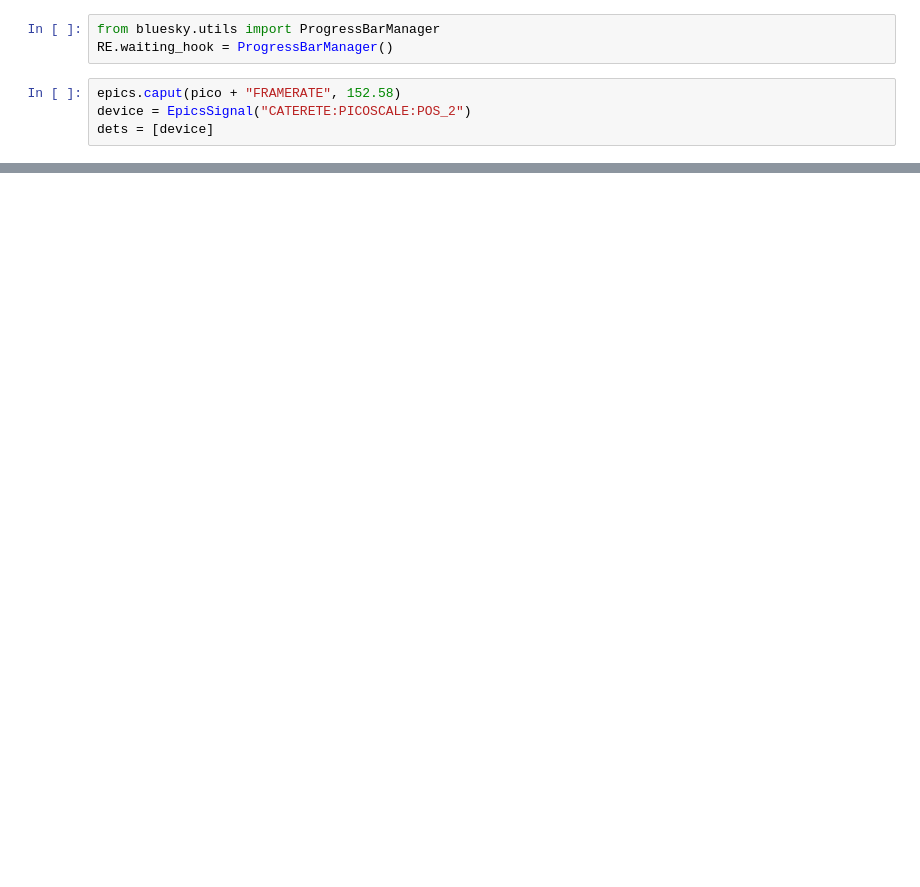
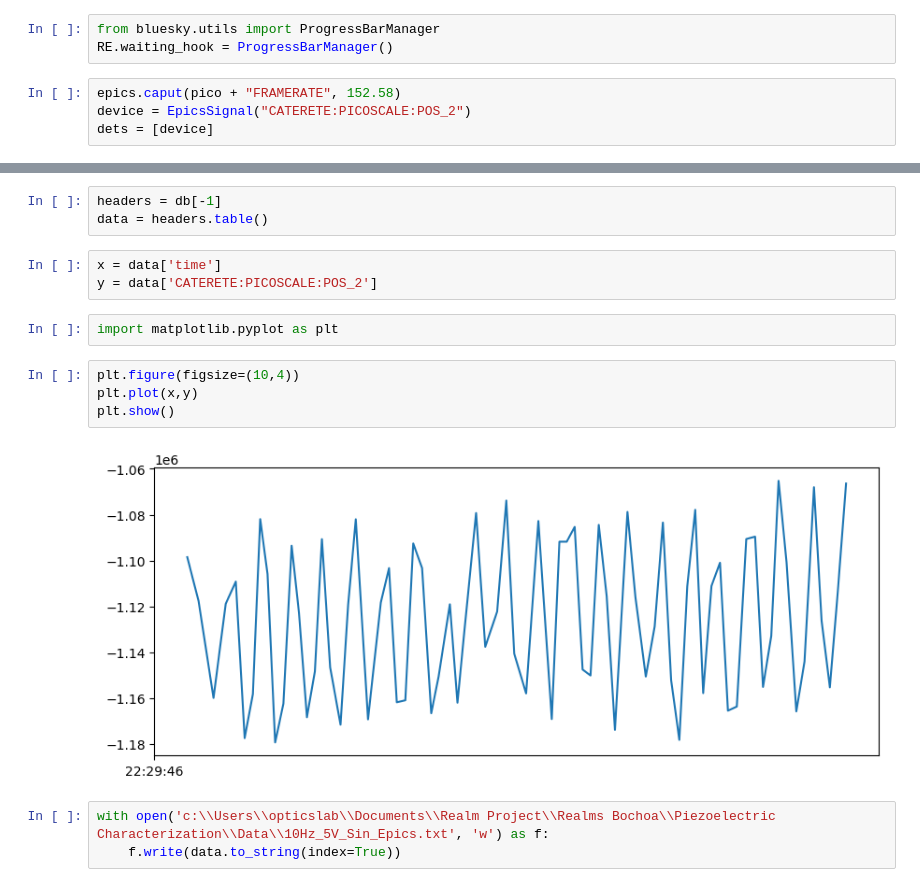
Before and after one commit to bochoa510/Realm-Project, a Jupyter notebook: Piezoelectric Characterization /epics_integration_piezo_characterization.ipynb, the cells around one changed output, grey strips where cells are left out. Saved outputs shown, nothing was run; the diff lists cells and outputs as text; blank space fills up the shorter version.

Commit message:
save data to file

```diff
--- a/Piezoelectric Characterization /epics_integration_piezo_characterization.ipynb
+++ b/Piezoelectric Characterization /epics_integration_piezo_characterization.ipynb
@@ -57,0 +83,17 @@ generator count ['e0c70ea3'] (scan num: 5)
+# %%
+headers = db[-1]
+data = headers.table()
+# %%
+x = data['time']
+y = data['CATERETE:PICOSCALE:POS_2']
+# %%
+import matplotlib.pyplot as plt
+# %%
+plt.figure(figsize=(10,4))
+plt.plot(x,y)
+plt.show()
+# %% [output]
+[figure, added]
+# %%
+with open('c:\\Users\\opticslab\\Documents\\Realm Project\\Realms Bochoa\\Piezoelectric Characterization\\Data\\10Hz_5V_Sin_Epics.txt', 'w') as f:
+    f.write(data.to_string(index=True))
```
Also changed, not shown: parts of 4 cells of this notebook.
